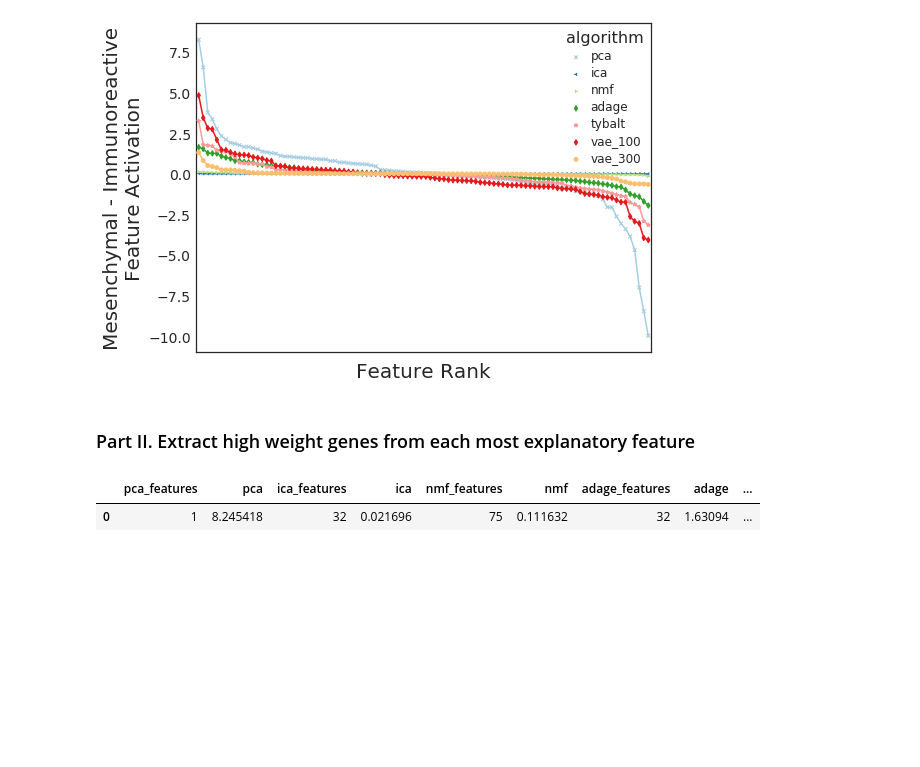
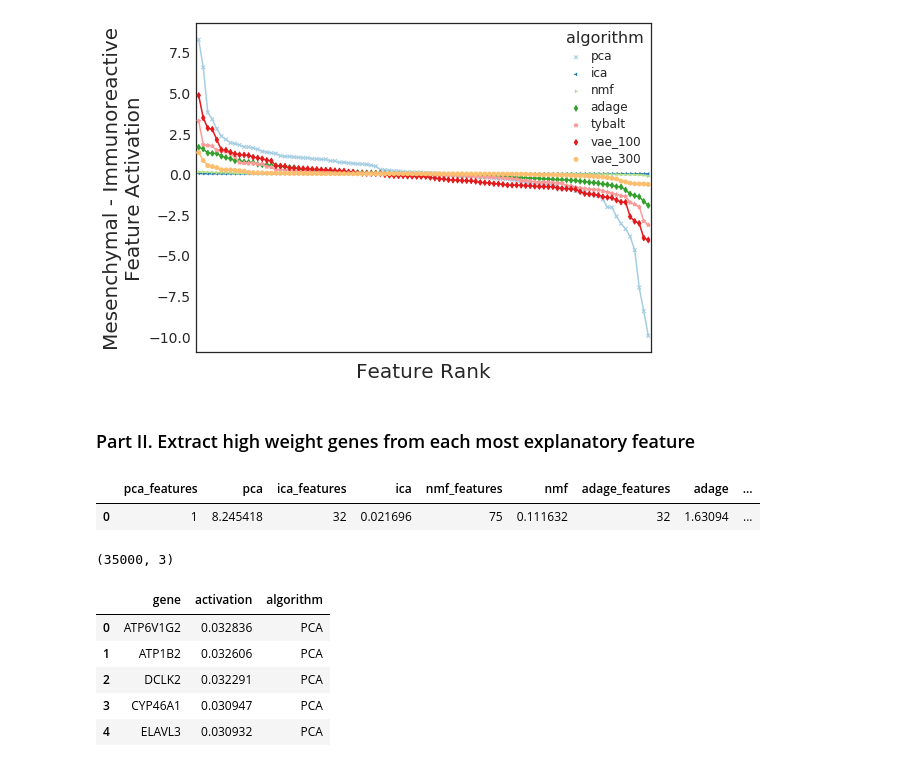
Before and after one commit to greenelab/vae_pancancer, a Jupyter notebook: latent_space_comparison.ipynb, the cells around one changed output. Drawn from its saved outputs; the diff is of its cells as text; code cells hidden in the pictures; blank space fills up the shorter version.

```diff
--- a/latent_space_comparison.ipynb
+++ b/latent_space_comparison.ipynb
@@ -285,0 +310,15 @@ vae_300_genes = get_high_weight_genes(vae_tl300_feature_df, vae_300_node, output
+# %%
+feature_activation_df = pd.concat([pca_genes[1], ica_genes[1],
+                                   nmf_genes[1], adage_genes[1],
+                                   tybalt_genes[1], vae_100_genes[1],
+                                   vae_300_genes[1]], axis=0)
+print(feature_activation_df.shape)
+feature_activation_df.head(5)
+# %% [output]
+(35000, 3)
+|  | gene | activation | algorithm |
+| 0 | ATP6V1G2 | 0.032836 | PCA |
+| 1 | ATP1B2 | 0.032606 | PCA |
+| 2 | DCLK2 | 0.032291 | PCA |
+| 3 | CYP46A1 | 0.030947 | PCA |
+| 4 | ELAVL3 | 0.030932 | PCA |
```
Also changed, not shown: parts of 6 cells of this notebook, 1 other file.
